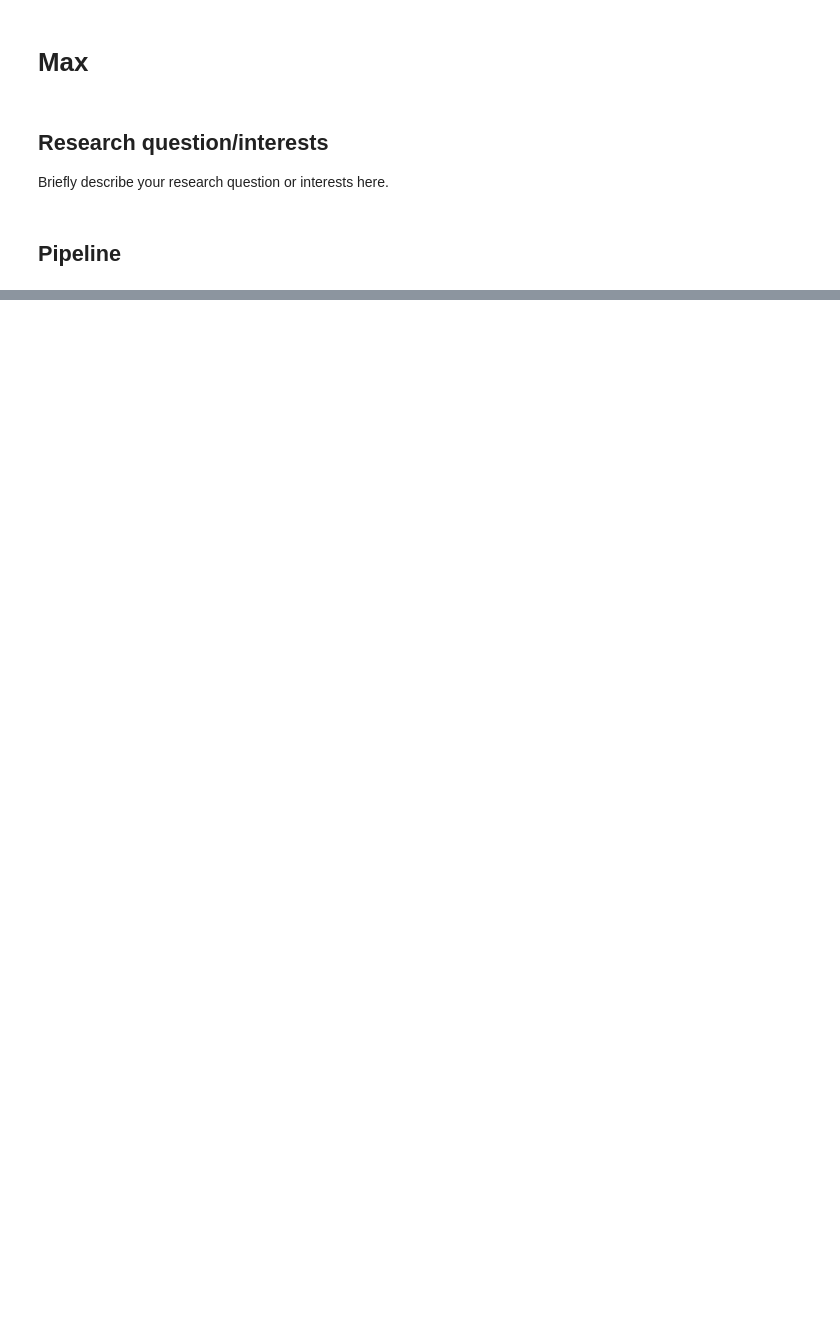
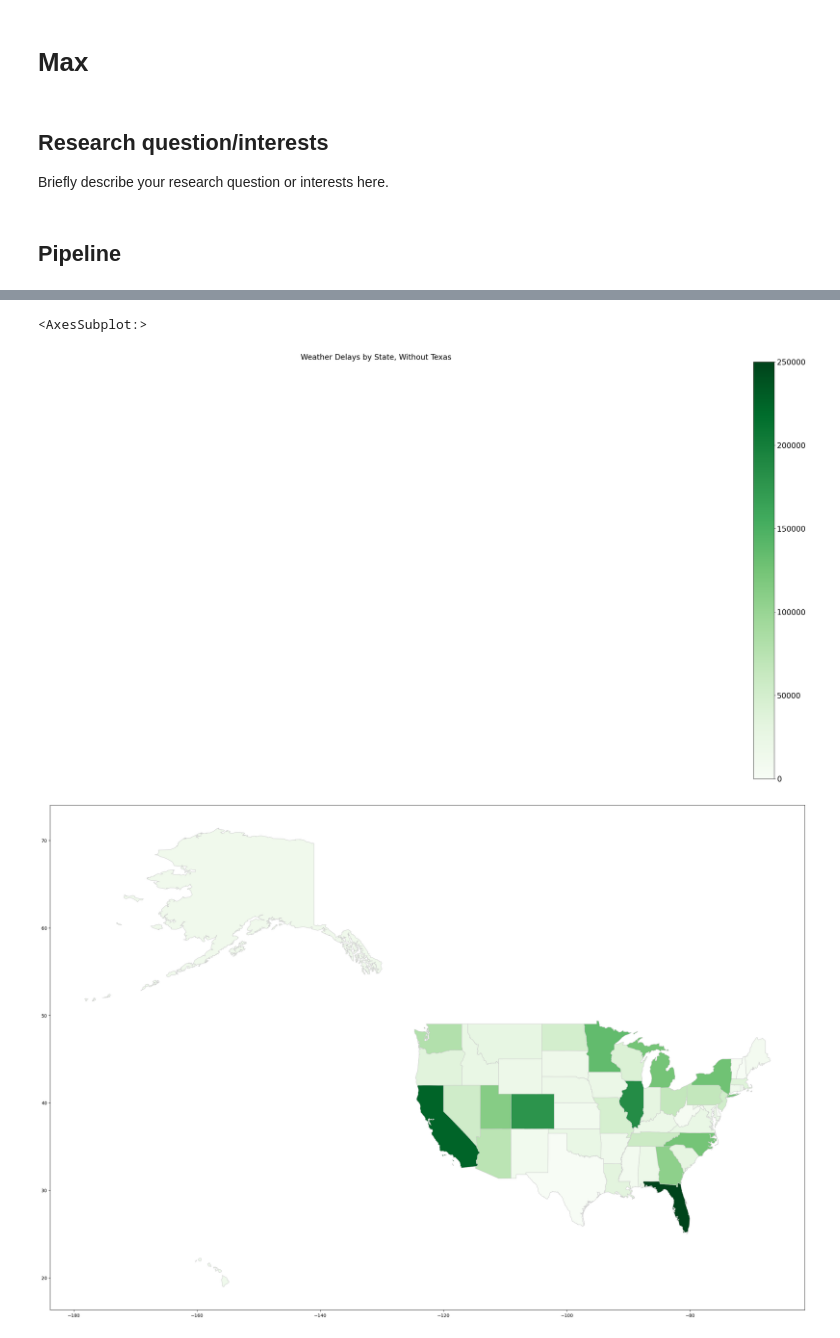
Before and after one commit to ubco-W2022T2-data301/project-group-group51, a Jupyter notebook: analysis/analysis1.ipynb, the cells around one changed output, grey strips where cells are left out. Saved outputs shown, nothing was run; the diff lists cells and outputs as text; code cells hidden in the pictures; blank space fills up the shorter version.

```diff
--- a/analysis/analysis1.ipynb
+++ b/analysis/analysis1.ipynb
@@ -37,0 +39,19 @@ us_map
+# %%
+df1=df[df['Statecode'].str.contains('TX')==False]
+merged1 = us_map.set_index('Statecode').join(df1.set_index('Statecode'))
+merged1 = merged1.reset_index()
+merged1 = merged1.fillna(0)
+fig, ax1 = plt.subplots(1, figsize=(40, 20))
+ax1.axis('off')
+ax1.set_title('Weather Delays by State, Without Texas', fontdict={'fontsize': '20', 'fontweight' : '3'})
+color = 'Greens'
+vmin, vmax = 0, 250000
+sm1 = plt.cm.ScalarMappable(cmap=color, norm=plt.Normalize(vmin=vmin, vmax=vmax))
+sm1._A = []
+cbar1 = fig.colorbar(sm1)
+cbar1.ax.tick_params(labelsize=20)
+merged1.plot('weather_delay', cmap=color, linewidth=0.8, edgecolor='0.8', figsize=(40,20))
+# %% [output]
+<AxesSubplot:>
+[figure, added]
+[figure, added]
```
Also changed, not shown: parts of 3 cells of this notebook.
